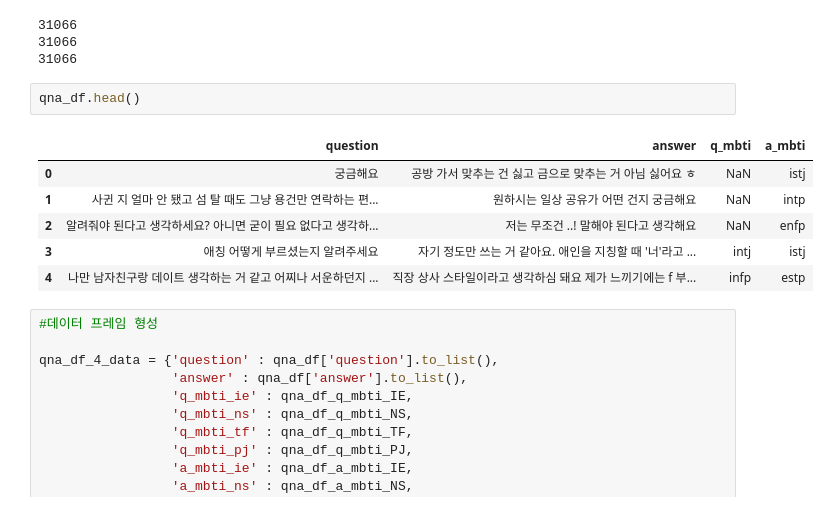
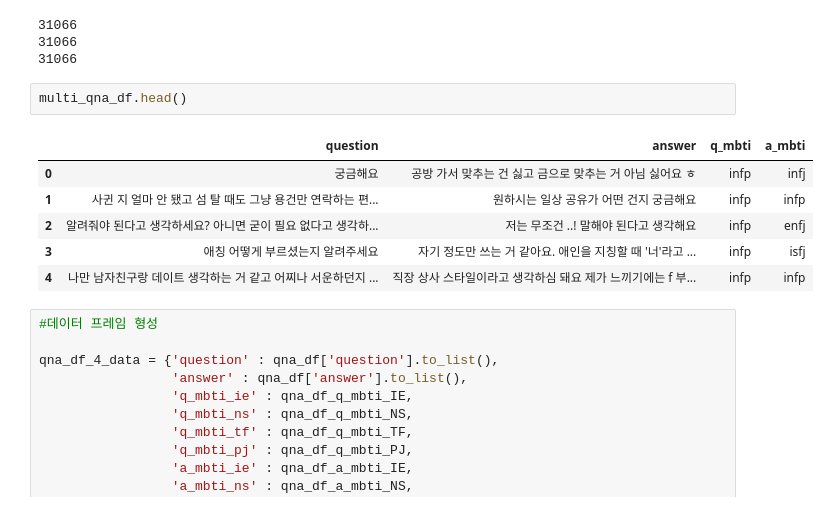
Before and after one commit to jooniorp/Programmers_proj, a Jupyter notebook: data_set/qna_data/qna_data_cleanning.ipynb, the cells around one changed output. Saved outputs shown, nothing was run; the diff lists cells and outputs as text.

```diff
--- a/data_set/qna_data/qna_data_cleanning.ipynb
+++ b/data_set/qna_data/qna_data_cleanning.ipynb
@@ -159,14 +159,14 @@ print(len(qna_df_q_mbti))
 31066
 31066
 # %%
-qna_df.head()
+multi_qna_df.head()
 # %% [output]
 |  | question | answer | q_mbti | a_mbti |
-| 0 | 궁금해요 | 공방 가서 맞추는 건 싫고 금으로 맞추는 거 아님 싫어요 ㅎ | NaN | istj |
-| 1 | 사귄 지 얼마 안 됐고 섬 탈 때도 그냥 용건만 연락하는 편... | 원하시는 일상 공유가 어떤 건지 궁금해요 | NaN | intp |
-| 2 | 알려줘야 된다고 생각하세요? 아니면 굳이 필요 없다고 생각하... | 저는 무조건 ..! 말해야 된다고 생각해요 | NaN | enfp |
-| 3 | 애칭 어떻게 부르셨는지 알려주세요 | 자기 정도만 쓰는 거 같아요. 애인을 지칭할 때 '너'라고 ... | intj | istj |
-| 4 | 나만 남자친구랑 데이트 생각하는 거 같고 어찌나 서운하던지 ... | 직장 상사 스타일이라고 생각하심 돼요 제가 느끼기에는 f 부... | infp | estp |
+| 0 | 궁금해요 | 공방 가서 맞추는 건 싫고 금으로 맞추는 거 아님 싫어요 ㅎ | infp | infj |
+| 1 | 사귄 지 얼마 안 됐고 섬 탈 때도 그냥 용건만 연락하는 편... | 원하시는 일상 공유가 어떤 건지 궁금해요 | infp | infp |
+| 2 | 알려줘야 된다고 생각하세요? 아니면 굳이 필요 없다고 생각하... | 저는 무조건 ..! 말해야 된다고 생각해요 | infp | enfj |
+| 3 | 애칭 어떻게 부르셨는지 알려주세요 | 자기 정도만 쓰는 거 같아요. 애인을 지칭할 때 '너'라고 ... | infp | isfj |
+| 4 | 나만 남자친구랑 데이트 생각하는 거 같고 어찌나 서운하던지 ... | 직장 상사 스타일이라고 생각하심 돼요 제가 느끼기에는 f 부... | infp | infp |
 # %%
 #데이터 프레임 형성
 
```
Also changed, not shown: parts of 4 cells of this notebook, 4 other files.
